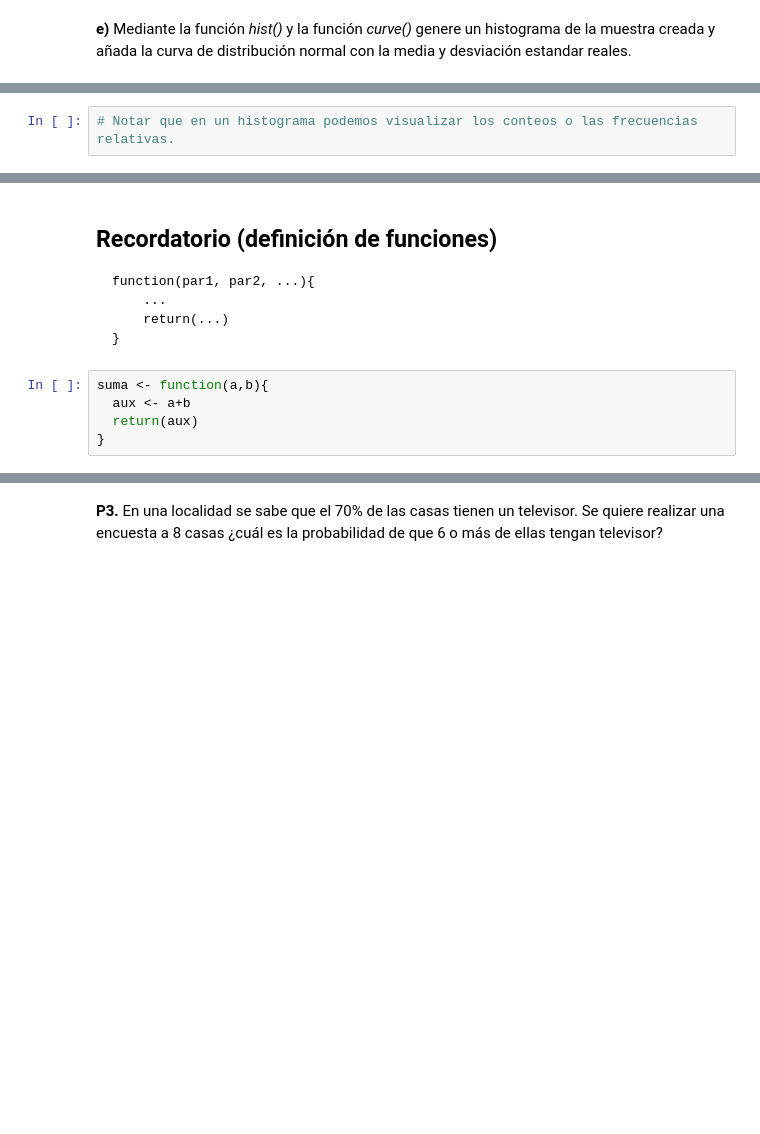
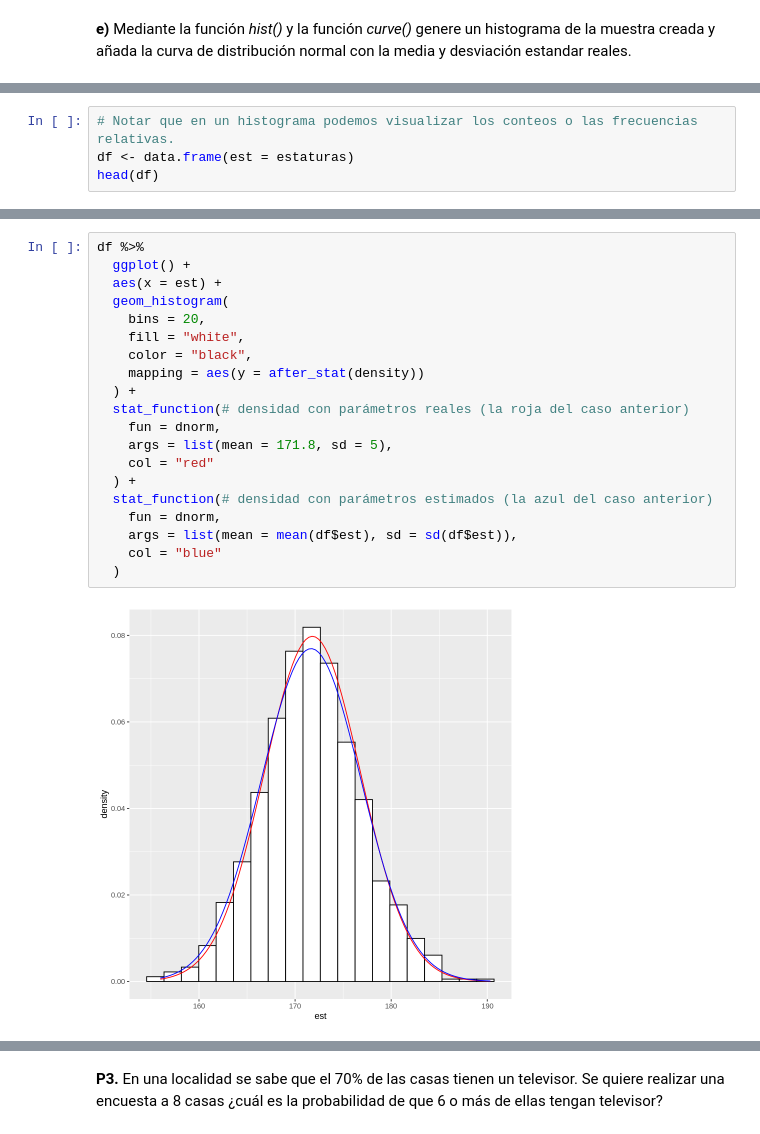
Before and after one commit to majorquev/DBDC_202406_Programacion_en_R_para_ciencia_de_datos, a Jupyter notebook: Clases/C7/Clase7_2_Distribuciones_de_probabilidad_en_r.ipynb, the cells around one changed output, grey strips where cells are left out. Saved outputs shown, nothing was run; the diff lists cells and outputs as text; blank space fills up the shorter version.

````diff
--- a/Clases/C7/Clase7_2_Distribuciones_de_probabilidad_en_r.ipynb
+++ b/Clases/C7/Clase7_2_Distribuciones_de_probabilidad_en_r.ipynb
@@ -93,2 +159,4 @@ menor o igual a 160 cms?
 # %%
 # Notar que en un histograma podemos visualizar los conteos o las frecuencias relativas.
+df <- data.frame(est = estaturas)
+head(df)
@@ -95,17 +173,25 @@ menor o igual a 160 cms?
-# %% [markdown]
-## Recordatorio (definición de funciones)
-
-```
-function(par1, par2, ...){
-    ...
-    return(...)
-}
-```
-# %%
-suma <- function(a,b){
-  aux <- a+b
-  return(aux)
-}
+# %%
+df %>%
+  ggplot() +
+  aes(x = est) +
+  geom_histogram(
+    bins = 20,
+    fill = "white",
+    color = "black",
+    mapping = aes(y = after_stat(density))
+  ) +
+  stat_function(# densidad con parámetros reales (la roja del caso anterior)
+    fun = dnorm,
+    args = list(mean = 171.8, sd = 5),
+    col = "red"
+  ) +
+  stat_function(# densidad con parámetros estimados (la azul del caso anterior)
+    fun = dnorm,
+    args = list(mean = mean(df$est), sd = sd(df$est)),
+    col = "blue"
+  )
+# %% [output]
+[figure, added]
 # %% [markdown]
 # II)Distribucion binomial
 ## Contexto
````
Also changed, not shown: parts of 42 cells of this notebook.
